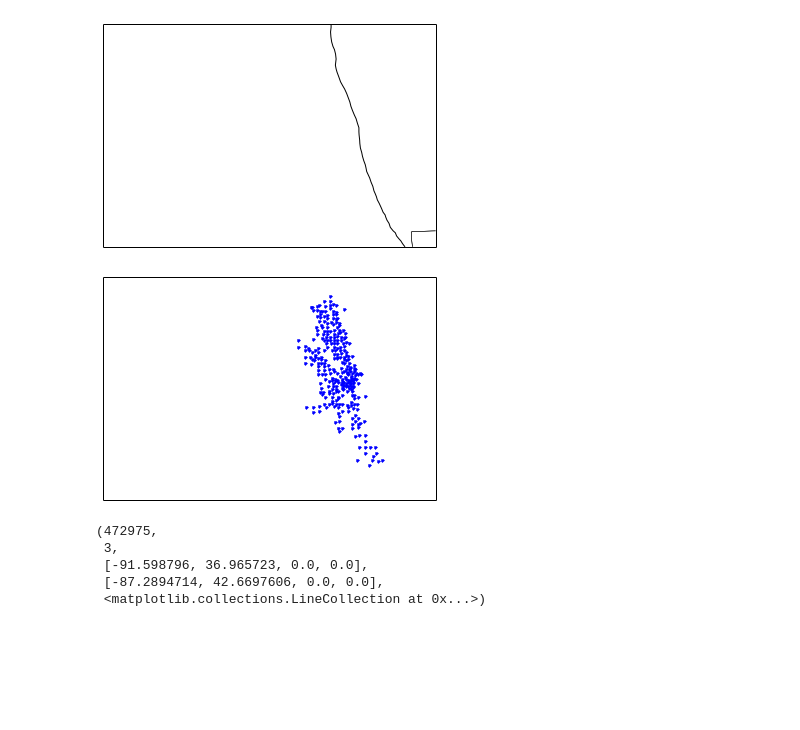
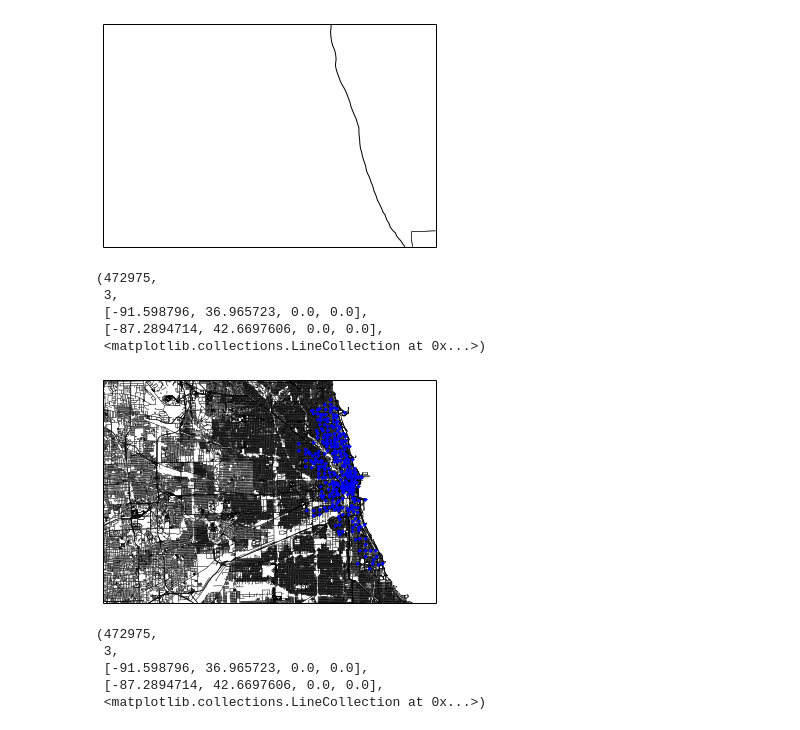
Before and after one commit to hunterowens/python-data-workshop, a Jupyter notebook: Mapping Data.ipynb, the cells around one changed output. Saved outputs shown, nothing was run; the diff lists cells and outputs as text; code cells hidden in the pictures; blank space fills up the shorter version.

```diff
--- a/Mapping Data.ipynb
+++ b/Mapping Data.ipynb
@@ -36,14 +36,19 @@ m = basic_map()
 # %%
 #stations_dataframe.describe
 for index, row in stations_dataframe.iterrows():
     x,y = m(row['longitude'], row['latitude'])
     m.plot(x,y,'k.',alpha=1,color='blue')
 
 # Thisis cool, but doesn't overlay anything interesting
-#shapefile = ('./data/illinois-latest/illinois-latest')
-#m.readshapefile(shapefile, 'roads')
+shapefile = ('./data/illinois-latest/illinois-latest')
+m.readshapefile(shapefile, 'roads')
 # %% [output]
+(472975,
+ 3,
+ [-91.598796, 36.965723, 0.0, 0.0],
+ [-87.2894714, 42.6697606, 0.0, 0.0],
+ <matplotlib.collections.LineCollection at 0x...>)
-[figure, old version]
+[figure, new version]
 # %%
 # Thisis cool, but doesn't overlay anything interesting
 shapefile = ('./data/illinois-latest/illinois-latest')
```
Also changed, not shown: 10 other files.
